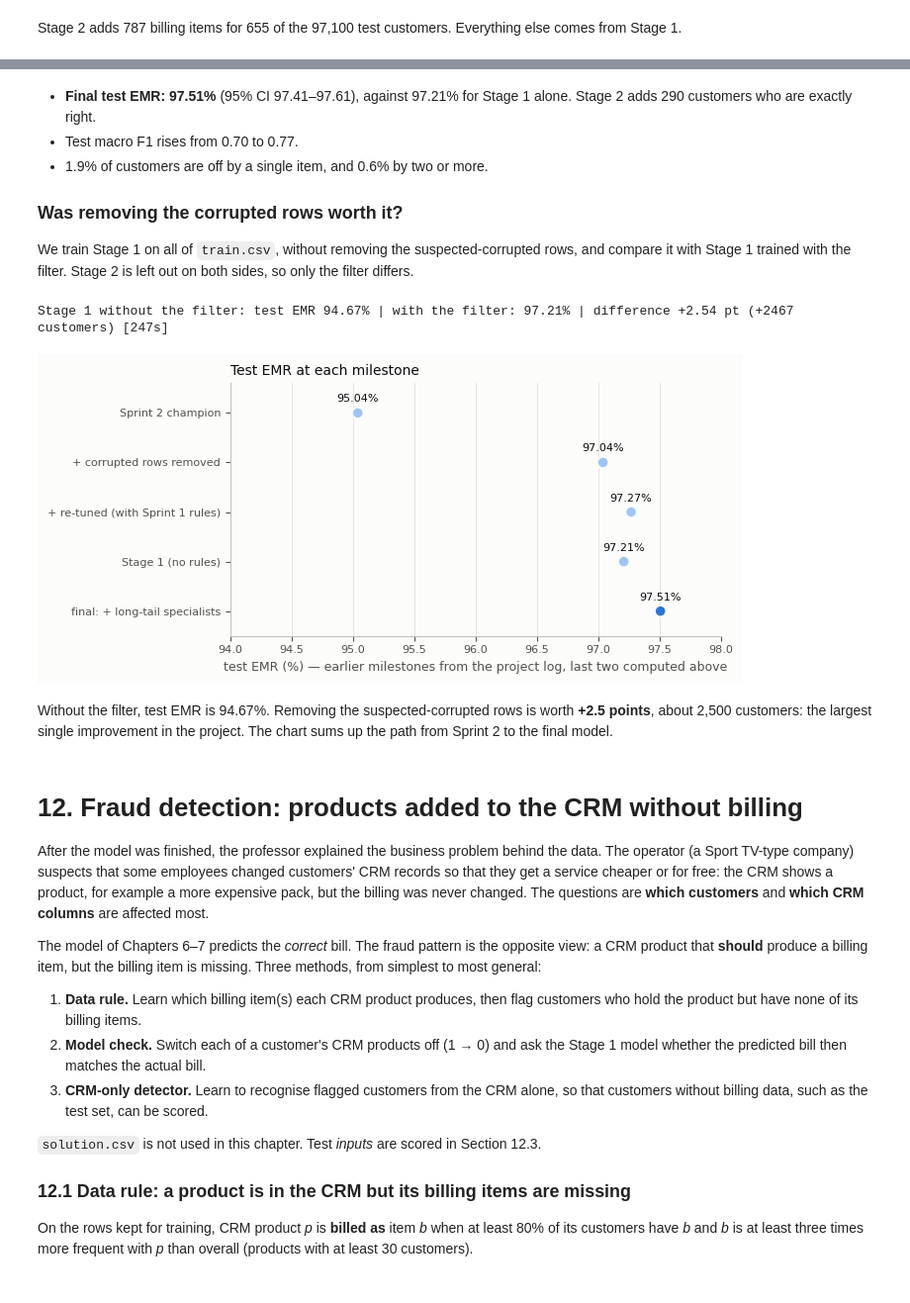
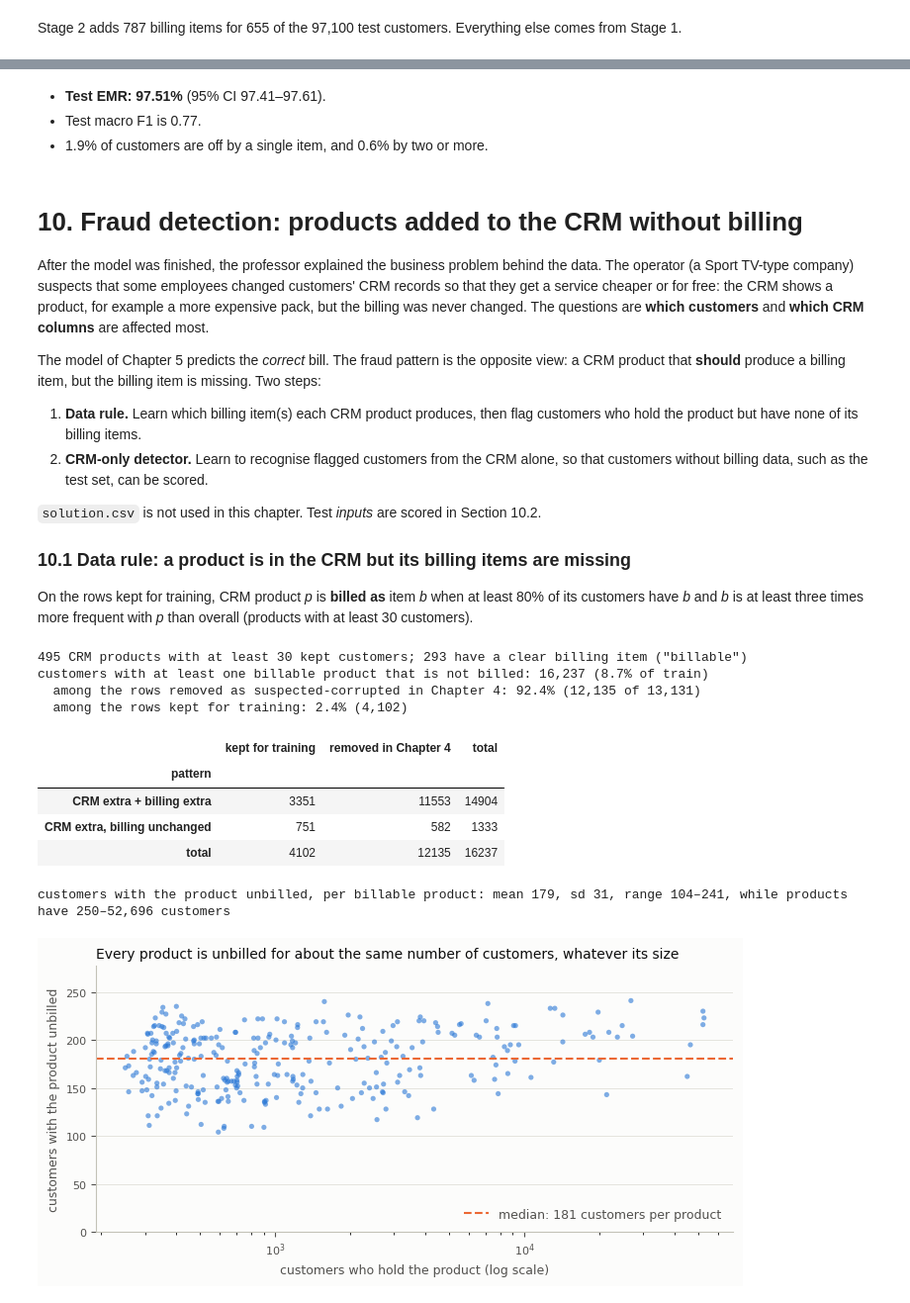
Before and after one commit to therealblitz00/ECQ, a Jupyter notebook: notebooks/03_sprint3_final.ipynb, the cells around one changed output, grey strips where cells are left out. Shown at 99% size. Cells and saved outputs as stored; diff of their text form; code cells hidden in the pictures.

```diff
--- a/notebooks/03_sprint3_final.ipynb
+++ b/notebooks/03_sprint3_final.ipynb
@@ -1194,52 +1084,11 @@ test macro F1 (items with a positive): Stage 1 0.7013 -> final 0.7693
 bit error rate 5.35e-05: EMR if errors were independent 96.17% vs actual 97.51%
 # %% [markdown]
-- **Final test EMR: 97.51%** (95% CI 97.41–97.61), against 97.21% for Stage 1 alone. Stage 2
-  adds 290 customers who are exactly right.
-- Test macro F1 rises from 0.70 to 0.77.
+- **Test EMR: 97.51%** (95% CI 97.41–97.61).
+- Test macro F1 is 0.77.
 - 1.9% of customers are off by a single item, and 0.6% by two or more.
-
-### Was removing the corrupted rows worth it?
-
-We train Stage 1 on all of `train.csv`, without removing the suspected-corrupted rows, and
-compare it with Stage 1 trained with the filter. Stage 2 is left out on both sides, so only the
-filter differs.
-# %%
-Xn, Yn = unique_configs(X, Y)
-t0 = time.time()
-_, pred_nofilter = predict(fit_models(Xn, Yn), X_test)
-truth = sol.set_index('MSISDN').loc[msisdn_test, 'Bill_Conf'].to_numpy()
-emr_nofilter = np.mean(np.array([''.join(r) for r in pred_nofilter.astype(str)]) == truth)
-print(f'Stage 1 without the filter: test EMR {emr_nofilter:.2%} | with the filter: {test_emr1:.2%} | '
-      f'difference {(test_emr1 - emr_nofilter) * 100:+.2f} pt ({(test_emr1 - emr_nofilter) * len(wrong):+.0f} customers) '
-      f'[{time.time() - t0:.0f}s]')
-
-milestones = {'Sprint 2 champion': 0.9504, '+ corrupted rows removed': 0.9704,
-              '+ re-tuned (with Sprint 1 rules)': 0.9727, 'Stage 1 (no rules)': test_emr1,
-              'final: + long-tail specialists': test_emr}
-labels = list(milestones)[::-1]
-vals = [milestones[k] * 100 for k in labels]
-fig, ax = plt.subplots(figsize=(7.2, 3.4))
-# Dots, not bars: the axis is zoomed to 94-99%, and bars would exaggerate the differences.
-ax.scatter(vals, labels, s=70, color=[BLUE] + [LIGHT_BLUE] * 4, edgecolors=SURFACE, linewidths=1.5, zorder=3)
-for y, v in enumerate(vals):
-    ax.text(v, y + 0.22, f'{v:.2f}%', ha='center', color=INK, fontsize=8)
-ax.set_xlim(94, 98)
-ax.set_ylim(-0.5, 4.6)
-style(ax)
-ax.set_xlabel('test EMR (%) — earlier milestones from the project log, last two computed above', color=INK2)
-ax.set_title('Test EMR at each milestone', loc='left', color=INK, fontsize=10)
-plt.tight_layout()
-plt.show()
-# %% [output]
-Stage 1 without the filter: test EMR 94.67% | with the filter: 97.21% | difference +2.54 pt (+2467 customers) [247s]
-[figure, removed]
-# %% [markdown]
-Without the filter, test EMR is 94.67%. Removing the suspected-corrupted rows is worth **+2.5
-points**, about 2,500 customers: the largest single improvement in the project. The chart sums
-up the path from Sprint 2 to the final model.
 # %% [markdown]
 <a id="fraud"></a>
-# 12. Fraud detection: products added to the CRM without billing
+# 10. Fraud detection: products added to the CRM without billing
 
 After the model was finished, the professor explained the business problem behind the data. The
 operator (a Sport TV-type company) suspects that some employees changed customers' CRM records
@@ -1247,20 +1096,18 @@ so that they get a service cheaper or for free: the CRM shows a product, for exa
 expensive pack, but the billing was never changed. The questions are **which customers** and
 **which CRM columns** are affected most.
 
-The model of Chapters 6–7 predicts the *correct* bill. The fraud pattern is the opposite
-view: a CRM product that **should** produce a billing item, but the billing item is missing. Three
-methods, from simplest to most general:
+The model of Chapter 5 predicts the *correct* bill. The fraud pattern is the opposite
+view: a CRM product that **should** produce a billing item, but the billing item is missing. Two
+steps:
 
 1. **Data rule.** Learn which billing item(s) each CRM product produces, then flag customers who
    hold the product but have none of its billing items.
-2. **Model check.** Switch each of a customer's CRM products off (1 → 0) and ask the Stage 1
-   model whether the predicted bill then matches the actual bill.
-3. **CRM-only detector.** Learn to recognise flagged customers from the CRM alone, so that
+2. **CRM-only detector.** Learn to recognise flagged customers from the CRM alone, so that
    customers without billing data, such as the test set, can be scored.
 
-`solution.csv` is not used in this chapter. Test *inputs* are scored in Section 12.3.
+`solution.csv` is not used in this chapter. Test *inputs* are scored in Section 10.2.
 
-### 12.1 Data rule: a product is in the CRM but its billing items are missing
+### 10.1 Data rule: a product is in the CRM but its billing items are missing
 
 On the rows kept for training, CRM product *p* is **billed as** item *b* when at least 80% of
 its customers have *b* and *b* is at least three times more frequent with *p* than overall
@@ -1288,33 +1135,45 @@ for b in np.flatnonzero(billed_as.any(0) & pack_bil):
     orphan += (Y_raw[:, b] == 1) & (X[:, billed_as[:, b]].max(1) == 0)
 
 print(f'{(pack_crm & (n_p >= 30)).sum()} CRM products with at least 30 kept customers; '
       f'{len(billable)} have a clear billing item ("billable")')
 print(f'customers with at least one billable product that is not billed: {suspect.sum():,} '
       f'({suspect.mean():.1%} of train)')
-print(f'  among the rows removed as suspected-corrupted in Chapter 5: {suspect[~kept_rows].mean():.1%} '
+print(f'  among the rows removed as suspected-corrupted in Chapter 4: {suspect[~kept_rows].mean():.1%} '
       f'({suspect[~kept_rows].sum():,} of {(~kept_rows).sum():,})')
 print(f'  among the rows kept for training: {suspect[kept_rows].mean():.1%} ({suspect[kept_rows].sum():,})')
 pattern = np.where(orphan == 0, 'CRM extra, billing unchanged', 'CRM extra + billing extra')
 display(pd.crosstab(pd.Series(pattern[suspect], name='pattern'),
-                    pd.Series(np.where(kept_rows[suspect], 'kept for training', 'removed in Chapter 5'), name=''),
+                    pd.Series(np.where(kept_rows[suspect], 'kept for training', 'removed in Chapter 4'), name=''),
                     margins=True, margins_name='total'))
 
 per_pack, holders = unbilled[:, billable].sum(0), X[:, billable].sum(0)
 print(f'customers with the product unbilled, per billable product: mean {per_pack.mean():.0f}, '
       f'sd {per_pack.std():.0f}, range {per_pack.min()}–{per_pack.max()}, '
       f'while products have {holders.min():,}–{holders.max():,} customers')
 fig, ax = plt.subplots(figsize=(7.2, 3.6))
 ax.scatter(holders, per_pack, s=14, color=BLUE, alpha=0.6, edgecolors='none')
 ax.axhline(np.median(per_pack), color=ORANGE, lw=1.5, ls='--',
            label=f'median: {np.median(per_pack):.0f} customers per product')
 ax.set_xscale('log')
 ax.set_ylim(0, per_pack.max() * 1.15)
 style(ax, grid='y')
 ax.set_xlabel('customers who hold the product (log scale)', color=INK2)
 ax.set_ylabel('customers with the product unbilled', color=INK2)
 ax.set_title('Every product is unbilled for about the same number of customers, whatever its size',
              loc='left', color=INK, fontsize=10)
 ax.legend(frameon=False, labelcolor=INK2, loc='lower right')
 plt.tight_layout()
 plt.show()
+# %% [output]
+495 CRM products with at least 30 kept customers; 293 have a clear billing item ("billable")
+customers with at least one billable product that is not billed: 16,237 (8.7% of train)
+  among the rows removed as suspected-corrupted in Chapter 4: 92.4% (12,135 of 13,131)
+  among the rows kept for training: 2.4% (4,102)
+|  | kept for training | removed in Chapter 4 | total |
+| pattern |  |  |  |
+| CRM extra + billing extra | 3351 | 11553 | 14904 |
+| CRM extra, billing unchanged | 751 | 582 | 1333 |
+| total | 4102 | 12135 | 16237 |
+customers with the product unbilled, per billable product: mean 179, sd 31, range 104–241, while products have 250–52,696 customers
+[figure, added]
 # %% [markdown]
```
Also changed, not shown: parts of 50 cells of this notebook, 3 other files.
